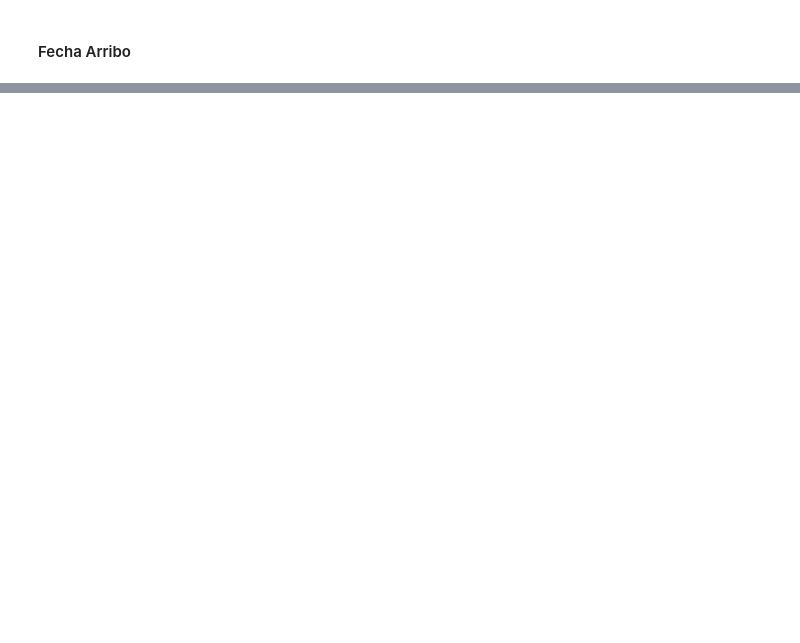
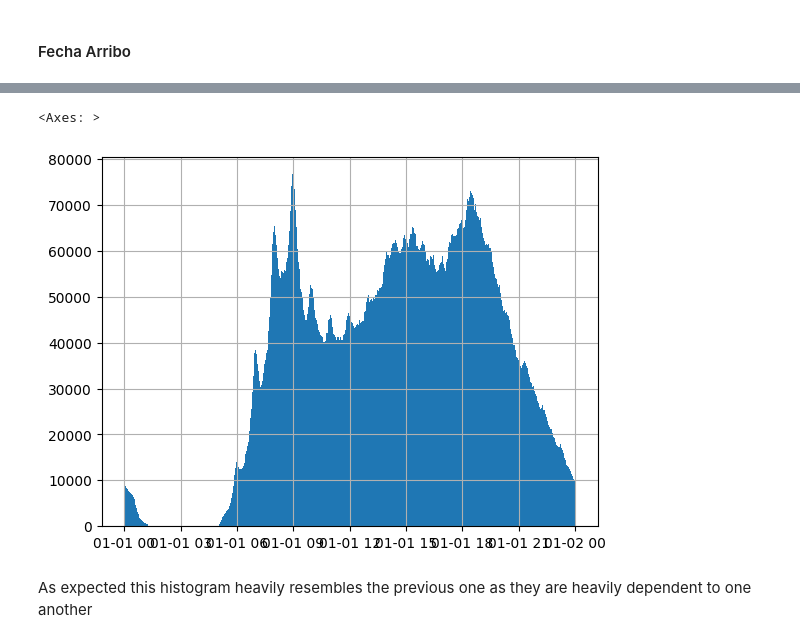
Before and after one commit to AxTulti/markovian_CDMX_ecobici_optimization, a Jupyter notebook: EDA.ipynb, the cells around one changed output, grey strips where cells are left out. Cells and saved outputs as stored; diff of their text form; code cells hidden in the pictures; blank space fills up the shorter version.

```diff
--- a/EDA.ipynb
+++ b/EDA.ipynb
@@ -366,0 +457,9 @@ df['Fecha_Arribo'] = pd.to_datetime(df['Fecha_Arribo'], format="%d/%m/%Y", error
+# %%
+df['Hora_Arribo'] = pd.to_datetime(df['Hora_Arribo'], format="%H:%M:%S", errors="raise")
+# %%
+df['Hora_Arribo'].hist(bins = 1000)
+# %% [output]
+<Axes: >
+[figure, added]
+# %% [markdown]
+As expected this histogram heavily resembles the previous one as they are heavily dependent to one another
```
Also changed, not shown: parts of 23 cells of this notebook.
